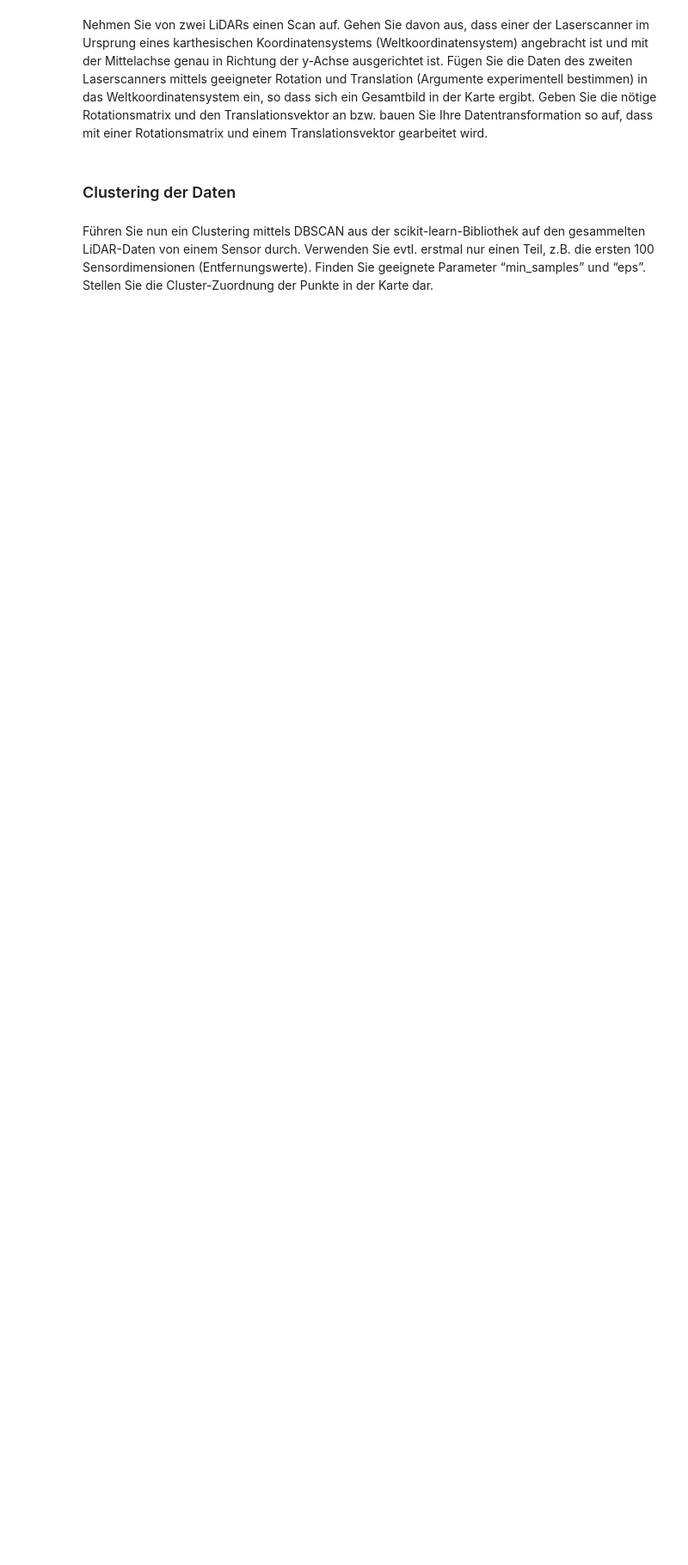
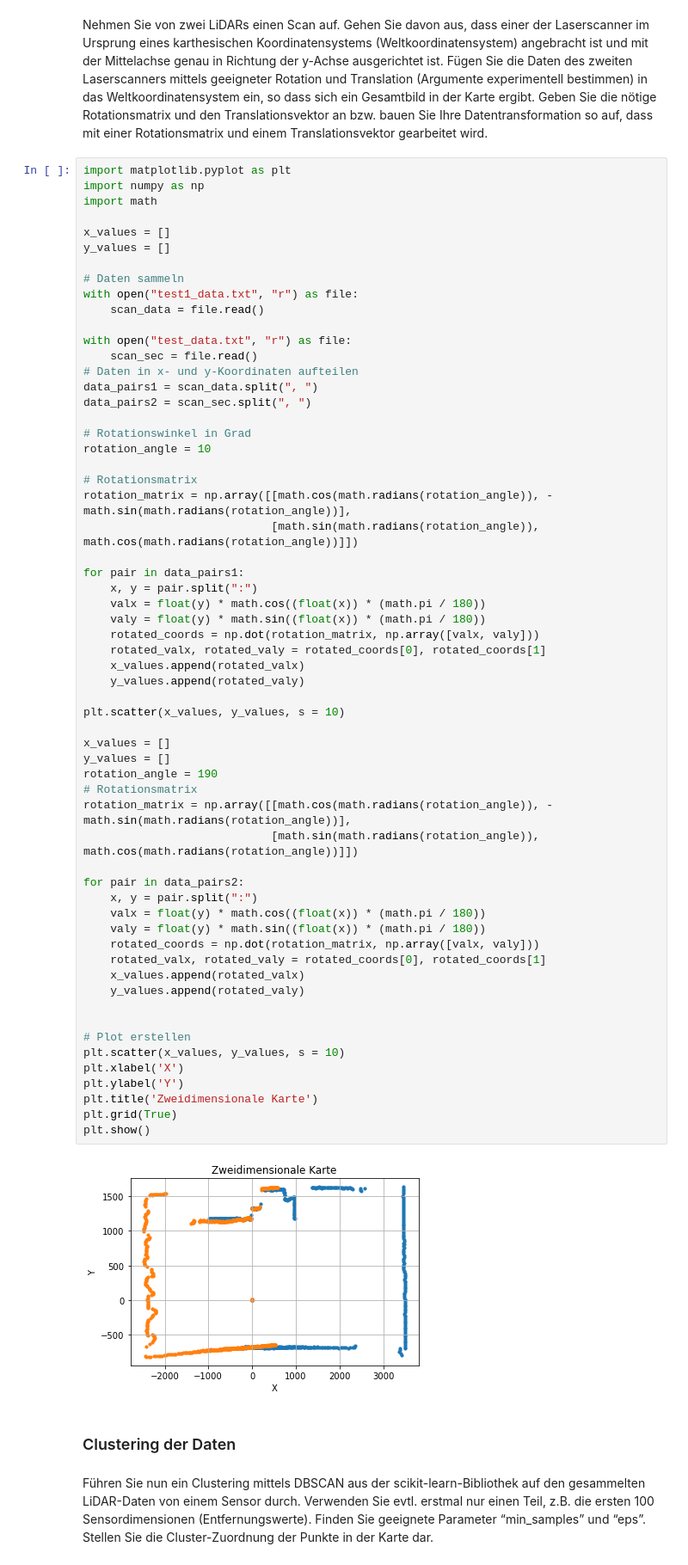
Before and after one commit to kanuphamm/ISS_Praktikum, a Jupyter notebook: Praktikum4/Praktikum4_v02tt-Copy1.ipynb, the cells around one changed output. Shown at 86% size. Saved outputs shown, nothing was run; the diff lists cells and outputs as text; blank space fills up the shorter version.

```diff
--- a/Praktikum4/Praktikum4_v02tt-Copy1.ipynb
+++ b/Praktikum4/Praktikum4_v02tt-Copy1.ipynb
@@ -162,6 +109,68 @@ plt.show()
 [figure]
 # %% [markdown]
 Nehmen Sie von zwei LiDARs einen Scan auf. Gehen Sie davon aus, dass einer der Laserscanner im Ursprung eines karthesischen Koordinatensystems (Weltkoordinatensystem) angebracht ist und mit der Mittelachse genau in Richtung der y-Achse ausgerichtet ist. Fügen Sie die Daten des zweiten Laserscanners mittels geeigneter Rotation und Translation (Argumente experimentell bestimmen) in das Weltkoordinatensystem ein, so dass sich ein Gesamtbild in der Karte ergibt. Geben Sie die nötige Rotationsmatrix und den Translationsvektor an bzw. bauen Sie Ihre Datentransformation so auf, dass mit einer Rotationsmatrix und einem Translationsvektor gearbeitet wird.
+# %%
+import matplotlib.pyplot as plt
+import numpy as np
+import math
+
+x_values = []
+y_values = []
+
+# Daten sammeln
+with open("test1_data.txt", "r") as file:
+    scan_data = file.read()
+
+with open("test_data.txt", "r") as file:
+    scan_sec = file.read()
+# Daten in x- und y-Koordinaten aufteilen
+data_pairs1 = scan_data.split(", ")
+data_pairs2 = scan_sec.split(", ")
+
+# Rotationswinkel in Grad
+rotation_angle = 10
+
+# Rotationsmatrix
+rotation_matrix = np.array([[math.cos(math.radians(rotation_angle)), -math.sin(math.radians(rotation_angle))],
+                            [math.sin(math.radians(rotation_angle)), math.cos(math.radians(rotation_angle))]])
+
+for pair in data_pairs1:
+    x, y = pair.split(":")
+    valx = float(y) * math.cos((float(x)) * (math.pi / 180))
+    valy = float(y) * math.sin((float(x)) * (math.pi / 180))
+    rotated_coords = np.dot(rotation_matrix, np.array([valx, valy]))
+    rotated_valx, rotated_valy = rotated_coords[0], rotated_coords[1]
+    x_values.append(rotated_valx)
+    y_values.append(rotated_valy)
+
+plt.scatter(x_values, y_values, s = 10)
+
+x_values = []
+y_values = []
+rotation_angle = 190
+# Rotationsmatrix
+rotation_matrix = np.array([[math.cos(math.radians(rotation_angle)), -math.sin(math.radians(rotation_angle))],
+                            [math.sin(math.radians(rotation_angle)), math.cos(math.radians(rotation_angle))]])
+
+for pair in data_pairs2:
+    x, y = pair.split(":")
+    valx = float(y) * math.cos((float(x)) * (math.pi / 180))
+    valy = float(y) * math.sin((float(x)) * (math.pi / 180))
+    rotated_coords = np.dot(rotation_matrix, np.array([valx, valy]))
+    rotated_valx, rotated_valy = rotated_coords[0], rotated_coords[1]
+    x_values.append(rotated_valx)
+    y_values.append(rotated_valy)
+
+
+# Plot erstellen
+plt.scatter(x_values, y_values, s = 10)
+plt.xlabel('X')
+plt.ylabel('Y')
+plt.title('Zweidimensionale Karte')
+plt.grid(True)
+plt.show()
+# %% [output]
+[figure, added]
 # %% [markdown]
 ### Clustering der Daten
 # %% [markdown]
```
Also changed, not shown: parts of 6 cells of this notebook.
